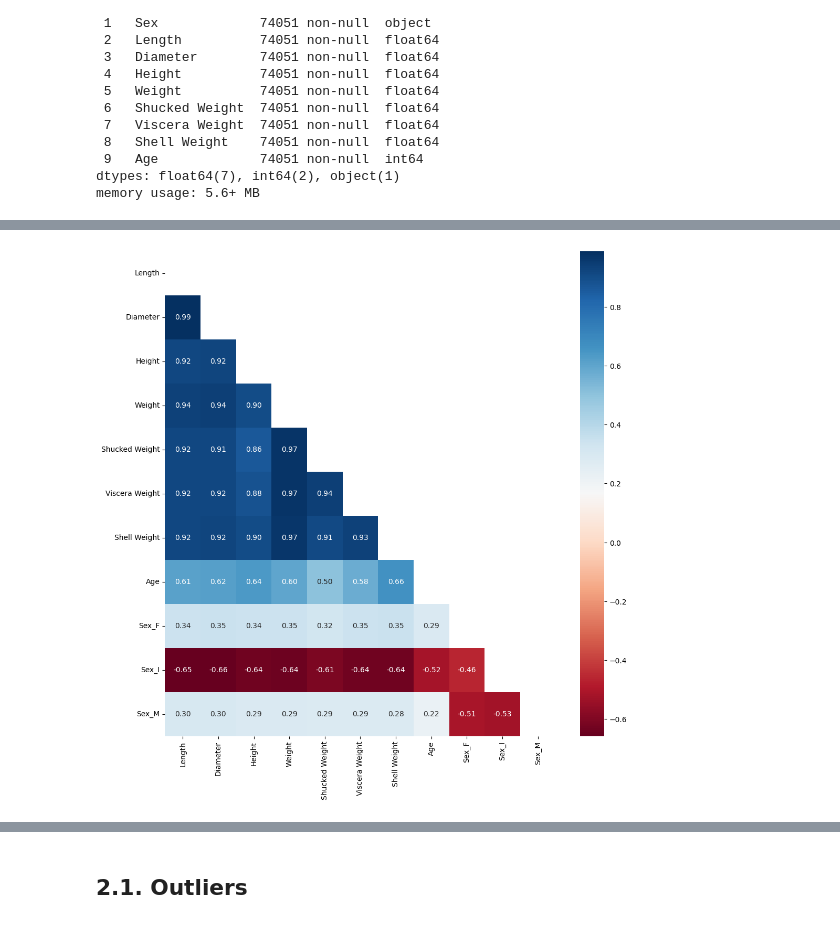
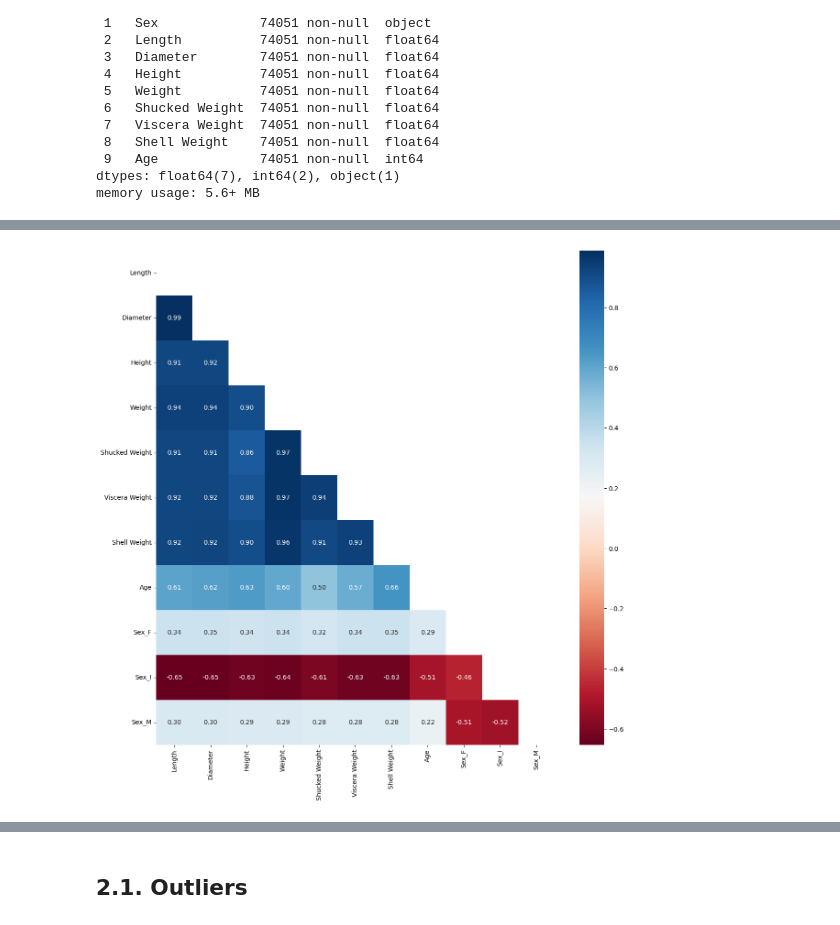
Before and after one commit to JMViJi/Regression-with-a-Crab-Age-Dataset, a Jupyter notebook: CrabAgeCompetition.ipynb, the cells around one changed output, grey strips where cells are left out. Cells and saved outputs as stored; diff of their text form; code cells hidden in the pictures.

```diff
--- a/CrabAgeCompetition.ipynb
+++ b/CrabAgeCompetition.ipynb
@@ -101,0 +125,3 @@ memory usage: 5.6+ MB
+# %%
+X_train = pd.concat([X_train, X_original], axis=0)
+X_train.drop(['id'], axis=1, inplace=True)
@@ -103,7 +169,7 @@ memory usage: 5.6+ MB
 import matplotlib.pyplot as plt
 
 # Individuals boxplot for each feature of the training data without id column
-X_train.iloc[:,1:].plot(kind='box', subplots=True, layout=(3, 3), sharex=False, sharey=False)
-plt.rcParams['figure.figsize'] = (8, 8)
+X_train.plot(kind='box', subplots=True, layout=(3, 3), sharex=False, sharey=False)
+plt.rcParams['figure.figsize'] = (14, 14)
 plt.show()
 # %% [output]
@@ -113,6 +177,6 @@ We can see a lot of outliers in each feature.
 # %%
 # Density function for each feature of the training data without id column
-X_train.iloc[:,1:].plot(kind='density', subplots=True, layout=(3, 3), sharex=False, sharey=False)
-plt.rcParams['figure.figsize'] = (12, 12)
+X_train.plot(kind='density', subplots=True, layout=(3, 3), sharex=False, sharey=False)
+plt.rcParams['figure.figsize'] = (14, 14)
 plt.show()
 # %% [output]
@@ -124,19 +188,29 @@ X_train_OHE.drop('Sex', axis=1, inplace=True)
 # %%
 X_test = pd.concat([X_test, pd.get_dummies(X_test['Sex'], prefix='Sex')], axis=1)
 X_test.drop('Sex', axis=1, inplace=True)
+# %%
+# Bollean features to int
+X_train_OHE['Sex_F'] = X_train_OHE['Sex_F'].astype(int)
+X_train_OHE['Sex_M'] = X_train_OHE['Sex_M'].astype(int)
+X_train_OHE['Sex_I'] = X_train_OHE['Sex_I'].astype(int)
+
+# The same for the test data
+X_test['Sex_F'] = X_test['Sex_F'].astype(int)
+X_test['Sex_M'] = X_test['Sex_M'].astype(int)
+X_test['Sex_I'] = X_test['Sex_I'].astype(int)
 # %%
 # Correlation matrix for the training data without id column with seaborn only inferior triangle
 import seaborn as sns
 import numpy as np
 
-corr = X_train_OHE.iloc[:,1:].corr()
+corr = X_train_OHE.corr()
 mask = np.zeros_like(corr)
 mask[np.triu_indices_from(mask)] = True
 sns.heatmap(corr, mask=mask, cmap='RdBu', annot=True, fmt='.2f')
 plt.rcParams['figure.figsize'] = (10, 10)
 plt.show()
 # %% [output]
-[figure, old version]
+[figure, new version]
 # %%
 import seaborn as sns
 
```
Also changed, not shown: parts of 53 cells of this notebook.
